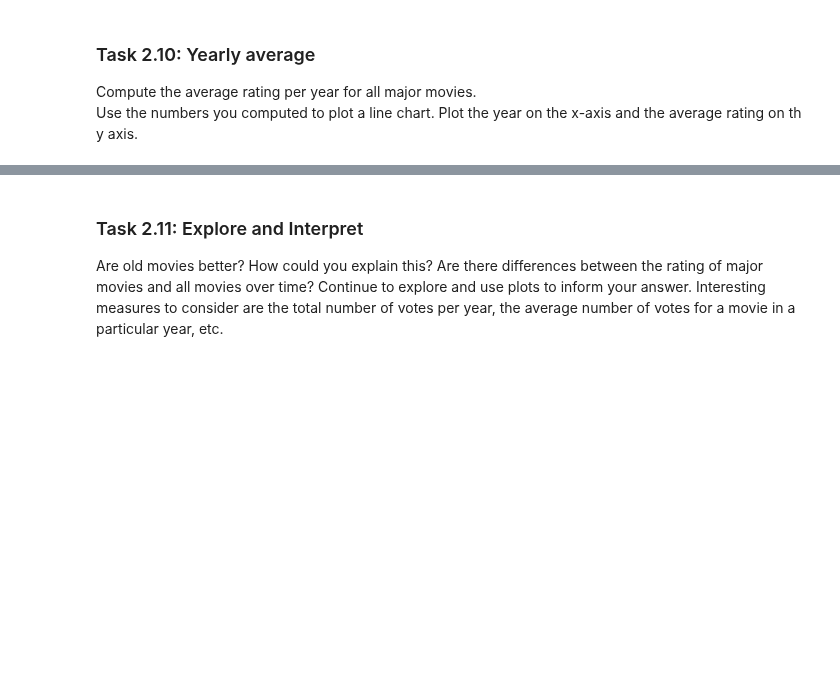
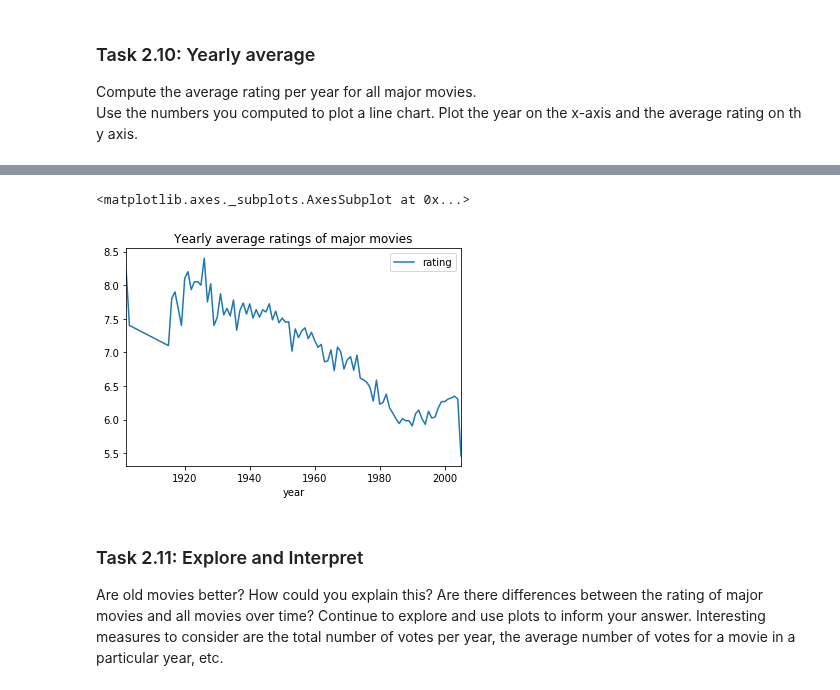
Before and after one commit to brookeslawski/datascience-homeworks-local, a Jupyter notebook: HW3/2018-HW3.ipynb, the cells around one changed output, grey strips where cells are left out. Cells and saved outputs as stored; diff of their text form; code cells hidden in the pictures; blank space fills up the shorter version.

```diff
--- a/HW3/2018-HW3.ipynb
+++ b/HW3/2018-HW3.ipynb
@@ -410,3 +410,5 @@ Compute the average rating per year for all major movies.
 Use the numbers you computed to plot a line chart. Plot the year on the x-axis and the average rating on th y axis.
 # %%
 # your code goes here
+rating_year = pd_majormovies[["year","rating"]]
+rating_year.groupby("year").mean().head()
@@ -413,3 +423,8 @@ Use the numbers you computed to plot a line chart. Plot the year on the x-axis a
+# %%
+rating_year.groupby("year").mean().plot(title="Yearly average ratings of major movies")
+# %% [output]
+<matplotlib.axes._subplots.AxesSubplot at 0x...>
+[figure, added]
 # %% [markdown]
 ### Task 2.11: Explore and Interpret
 
```
Also changed, not shown: parts of 12 cells of this notebook.
